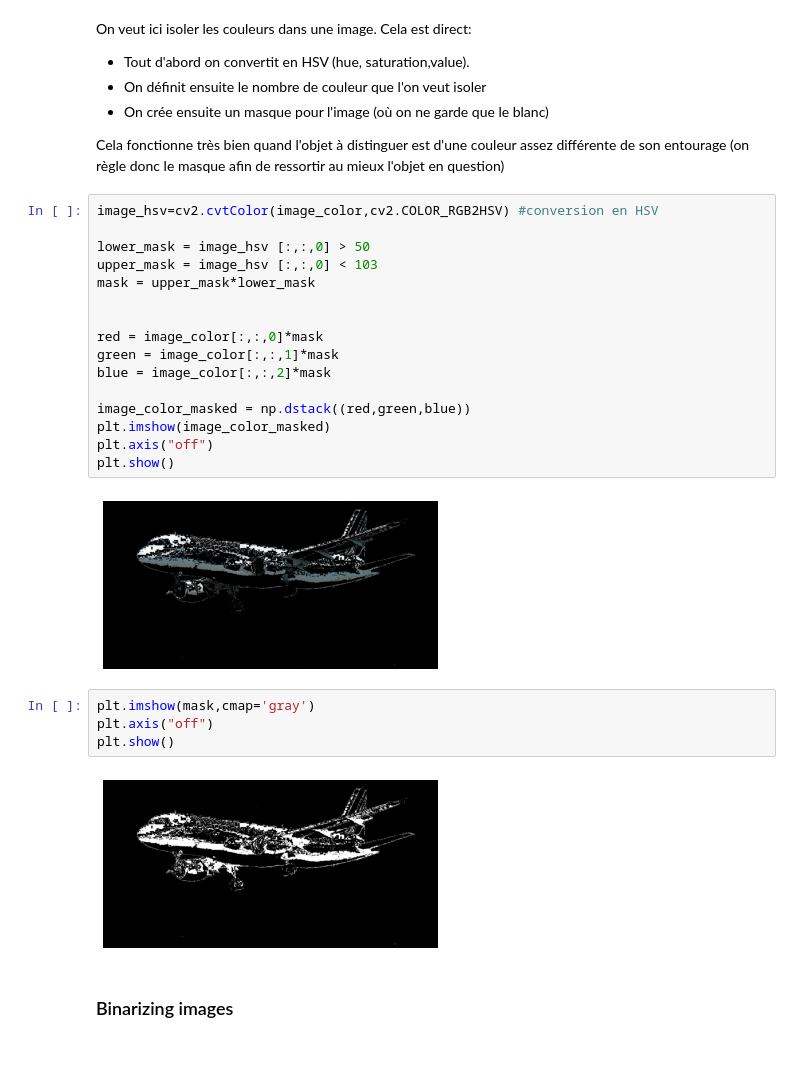
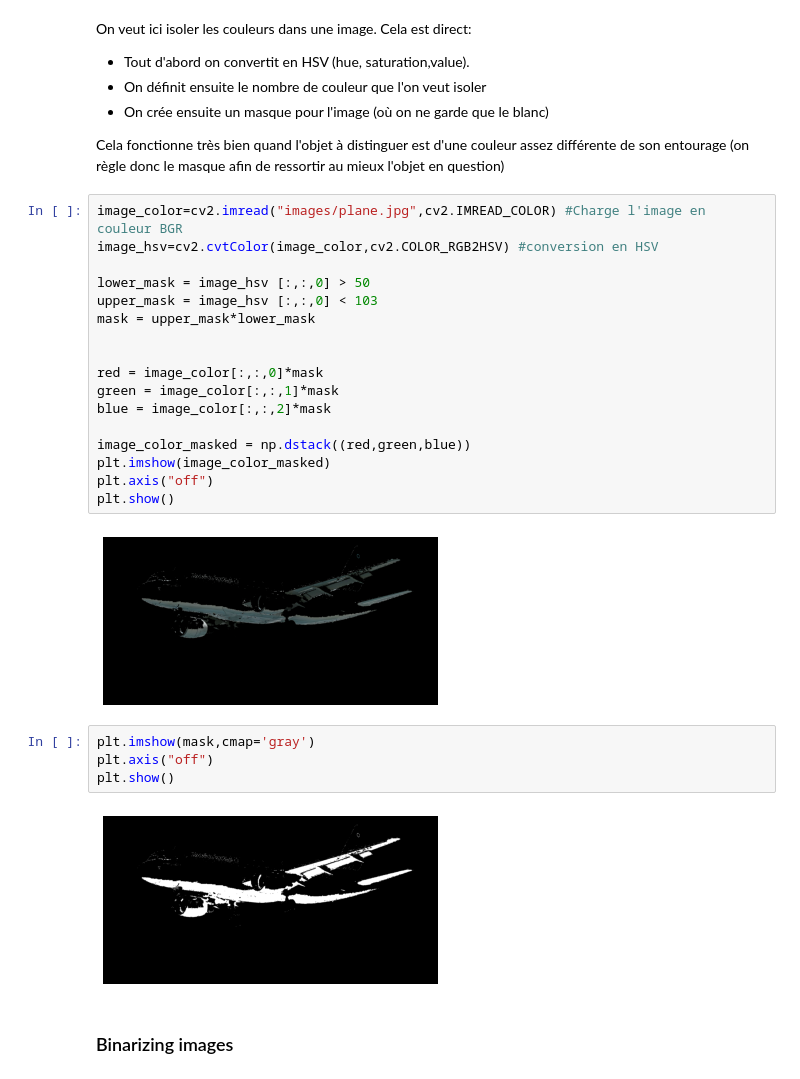
Before and after one commit to Stormy95/Data_science_libraries, a Jupyter notebook: Prepocessing - Image Data.ipynb, the cells around one changed output. Cells and saved outputs as stored; diff of their text form.

```diff
--- a/Prepocessing - Image Data.ipynb
+++ b/Prepocessing - Image Data.ipynb
@@ -169,29 +223,30 @@ On veut ici isoler les couleurs dans une image. Cela est direct:
 
 Cela fonctionne très bien quand l'objet à distinguer est d'une couleur assez différente de son entourage (on règle donc le masque afin de ressortir au mieux l'objet en question)
 # %%
+image_color=cv2.imread("images/plane.jpg",cv2.IMREAD_COLOR) #Charge l'image en couleur BGR
 image_hsv=cv2.cvtColor(image_color,cv2.COLOR_RGB2HSV) #conversion en HSV
 
 lower_mask = image_hsv [:,:,0] > 50
 upper_mask = image_hsv [:,:,0] < 103
 mask = upper_mask*lower_mask
 
 
 red = image_color[:,:,0]*mask
 green = image_color[:,:,1]*mask
 blue = image_color[:,:,2]*mask
 
 image_color_masked = np.dstack((red,green,blue))
 plt.imshow(image_color_masked)
 plt.axis("off")
 plt.show()
 # %% [output]
-[figure, old version]
+[figure, new version]
 # %%
 plt.imshow(mask,cmap='gray')
 plt.axis("off")
 plt.show()
 # %% [output]
-[figure, old version]
+[figure, new version]
 # %% [markdown]
 ### Binarizing images<a class="anchor" id="Partie4.2"></a>
 # %% [markdown]
```
Also changed, not shown: parts of 37 cells of this notebook, 11 other files.
